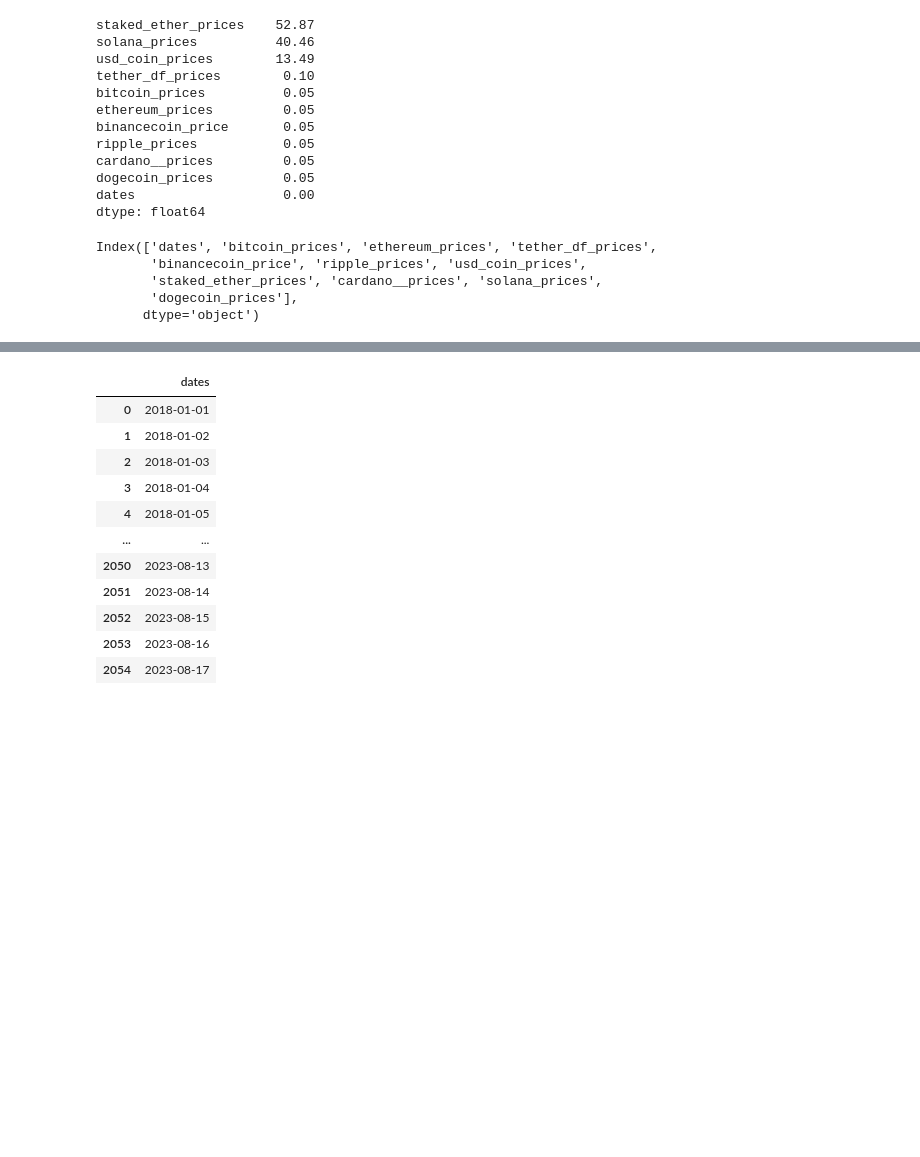
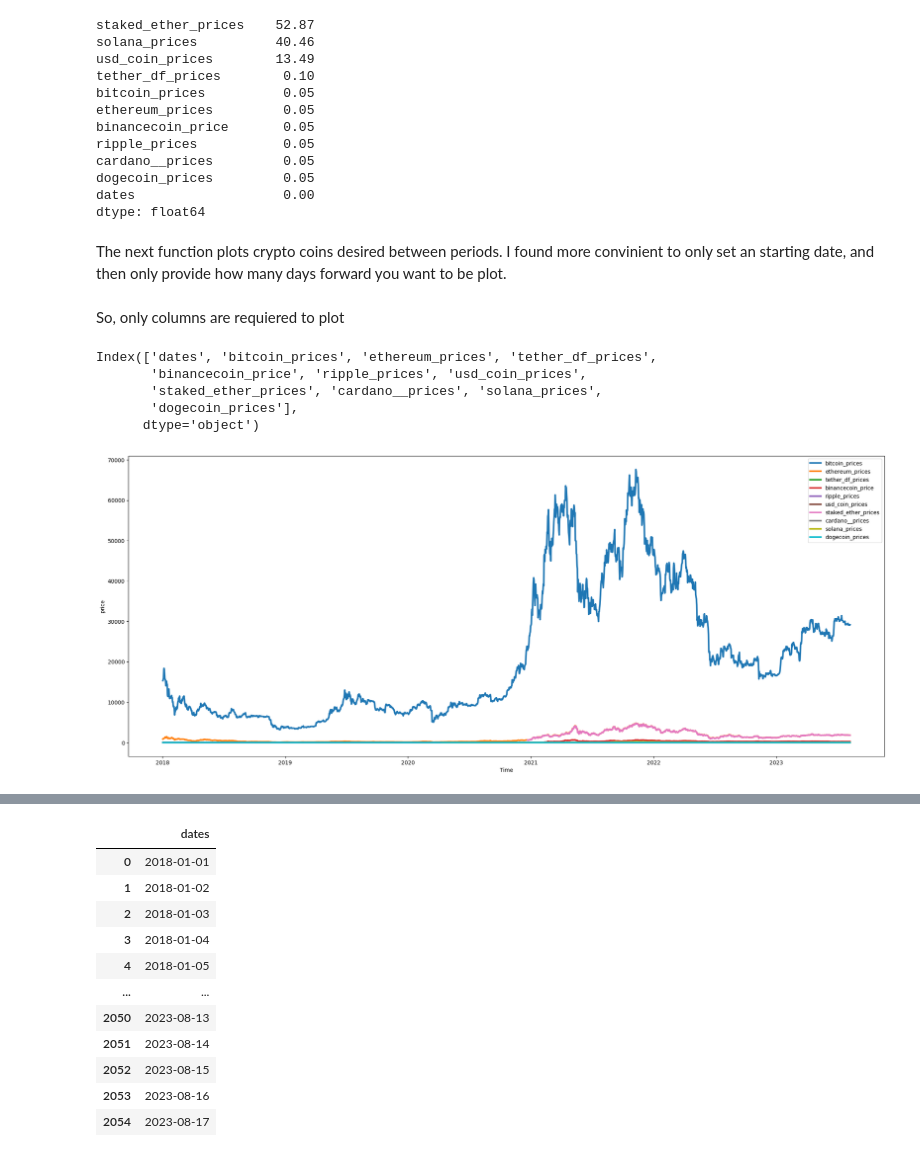
Before and after one commit to someonefrom93/PIDA_J_DIEGO, a Jupyter notebook: eda_gecko.ipynb, the cells around one changed output, grey strips where cells are left out. Saved outputs shown, nothing was run; the diff lists cells and outputs as text; code cells hidden in the pictures; blank space fills up the shorter version.

```diff
--- a/eda_gecko.ipynb
+++ b/eda_gecko.ipynb
@@ -115,6 +141,8 @@ cardano__prices         0.05
 dogecoin_prices         0.05
 dates                   0.00
 dtype: float64
+# %% [markdown]
+The next function plots crypto coins desired between periods. I found more convinient to only set an starting date, and then only provide how many days forward you want to be plot.
 # %%
 def plot_range_dates(data_frame:pd.DataFrame, columns:list, start_date:str, periods:int):
 
@@ -130,9 +160,21 @@ def plot_range_dates(data_frame:pd.DataFrame, columns:list, start_date:str, peri
                     ));
-# %%
-date_linspace.columns
-# %% [output]
-Index(['dates', 'bitcoin_prices', 'ethereum_prices', 'tether_df_prices',
-       'binancecoin_price', 'ripple_prices', 'usd_coin_prices',
-       'staked_ether_prices', 'cardano__prices', 'solana_prices',
-       'dogecoin_prices'],
-      dtype='object')
+# %% [markdown]
+So, only columns are requiered to plot
+# %%
+date_linspace.columns # It is important to avoid include 'dates' column, This is for the index
+# %% [output]
+Index(['dates', 'bitcoin_prices', 'ethereum_prices', 'tether_df_prices',
+       'binancecoin_price', 'ripple_prices', 'usd_coin_prices',
+       'staked_ether_prices', 'cardano__prices', 'solana_prices',
+       'dogecoin_prices'],
+      dtype='object')
+# %%
+# I just copied the string objects listed
+
+plot_range_dates(coin_prices_df,columns=['bitcoin_prices','ethereum_prices', 'tether_df_prices',
+        'binancecoin_price', 'ripple_prices', 'usd_coin_prices',
+        'staked_ether_prices', 'cardano__prices', 'solana_prices',
+        'dogecoin_prices'],
+        start_date="2018-01-02", periods=2045);
+# %% [output]
+[figure, added]
```
Also changed, not shown: parts of 33 cells of this notebook, 2 other files.
